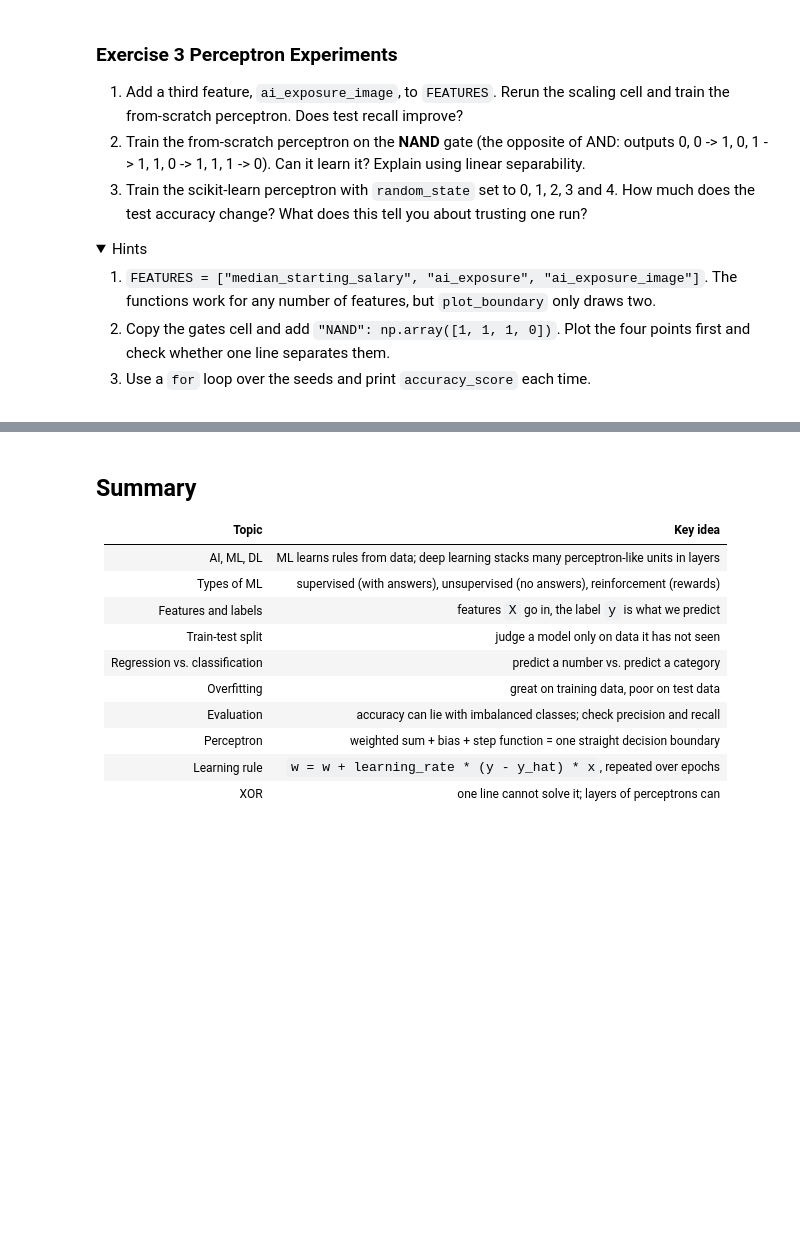
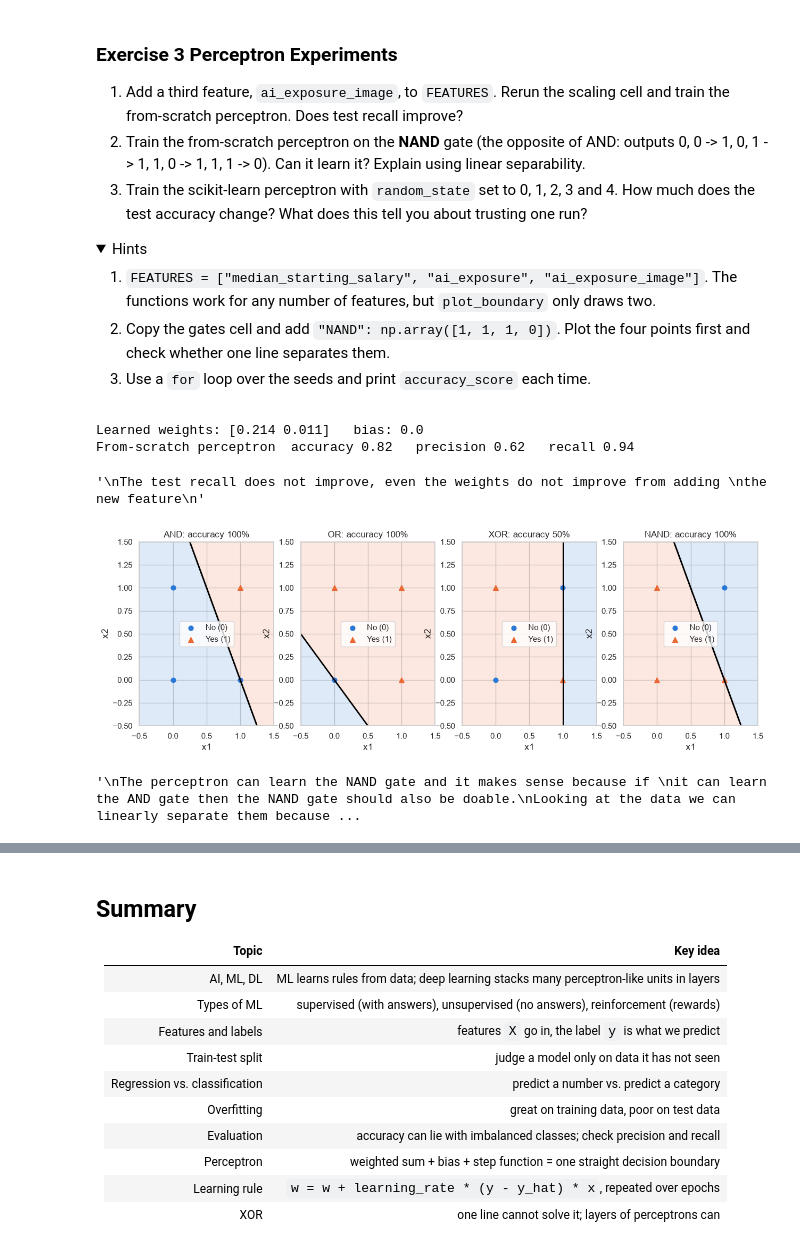
Before and after one commit to ansonwang05/NYU-Tandon-Career-Hub-Fall-2026-Data-Science-Bootcamp, a Jupyter notebook: Week_6/Code/Week_6.ipynb, the cells around one changed output, grey strips where cells are left out. Drawn from its saved outputs; the diff is of its cells as text; code cells hidden in the pictures; folded sections open; blank space fills up the shorter version.

```diff
--- a/Week_6/Code/Week_6.ipynb
+++ b/Week_6/Code/Week_6.ipynb
@@ -1433,3 +1502,49 @@ Our hand rule wins (accuracy 0.95, precision 0.88, recall 0.94). The from-scratc
 </details>
 # %%
 # Your code here
+# FEATURES.append("ai_exposure_image") Added once
+
+scaler = StandardScaler().fit(train[FEATURES])
+X_train_sn = scaler.transform(train[FEATURES])
+X_test_sn = scaler.transform(test[FEATURES])
+
+w, b, mistakes = train_perceptron(X_train_sn, y_train_c, LEARNING_RATE, EPOCHS)
+
+print("Learned weights:", w.round(3), "  bias:", round(b, 3) + 0.0)
+
+scratch_pred_n = predict_perceptron(X_test_sn, w, b)
+print(f"From-scratch perceptron  accuracy {accuracy_score(y_test_c, scratch_pred):.2f}   "
+      f"precision {precision_score(y_test_c, scratch_pred):.2f}   recall {recall_score(y_test_c, scratch_pred):.2f}")
+
+'''
+The test recall does not improve, even the weights do not improve from adding
+the new feature
+'''
+# %% [output]
+Learned weights: [0.214 0.011]   bias: 0.0
+From-scratch perceptron  accuracy 0.82   precision 0.62   recall 0.94
+'\nThe test recall does not improve, even the weights do not improve from adding \nthe new feature\n'
+# %%
+X_gate = np.array([[0, 0], [0, 1], [1, 0], [1, 1]])
+gates = {"AND": np.array([0, 0, 0, 1]),
+         "OR":  np.array([0, 1, 1, 1]),
+         "XOR": np.array([0, 1, 1, 0]),
+         "NAND": np.array([1, 1, 1, 0])}
+
+fig, axes = plt.subplots(1, 4, figsize=(15, 4.5))
+for ax, (name, y_gate) in zip(axes, gates.items()):
+    w_g, b_g, _ = train_perceptron(X_gate, y_gate, learning_rate=0.1, epochs=50)
+    acc = (predict_perceptron(X_gate, w_g, b_g) == y_gate).mean()
+    plot_boundary(X_gate, y_gate, w_g, b_g, ax, f"{name}: accuracy {acc:.0%}", legend_loc="center")
+plt.show()
+
+'''
+The perceptron can learn the NAND gate and it makes sense because if
+it can learn the AND gate then the NAND gate should also be doable.
+Looking at the data we can linearly separate them because all the yes
+examples can be on one side and the no examples can be on the other side
+which means that the perceptron is guaranteed to find that line.
+'''
+# %% [output]
+[figure, added]
+'\nThe perceptron can learn the NAND gate and it makes sense because if \nit can learn the AND gate then the NAND gate should also be doable.\nLooking at the data we can linearly separate them because ...
```
Also changed, not shown: parts of 15 cells of this notebook.
